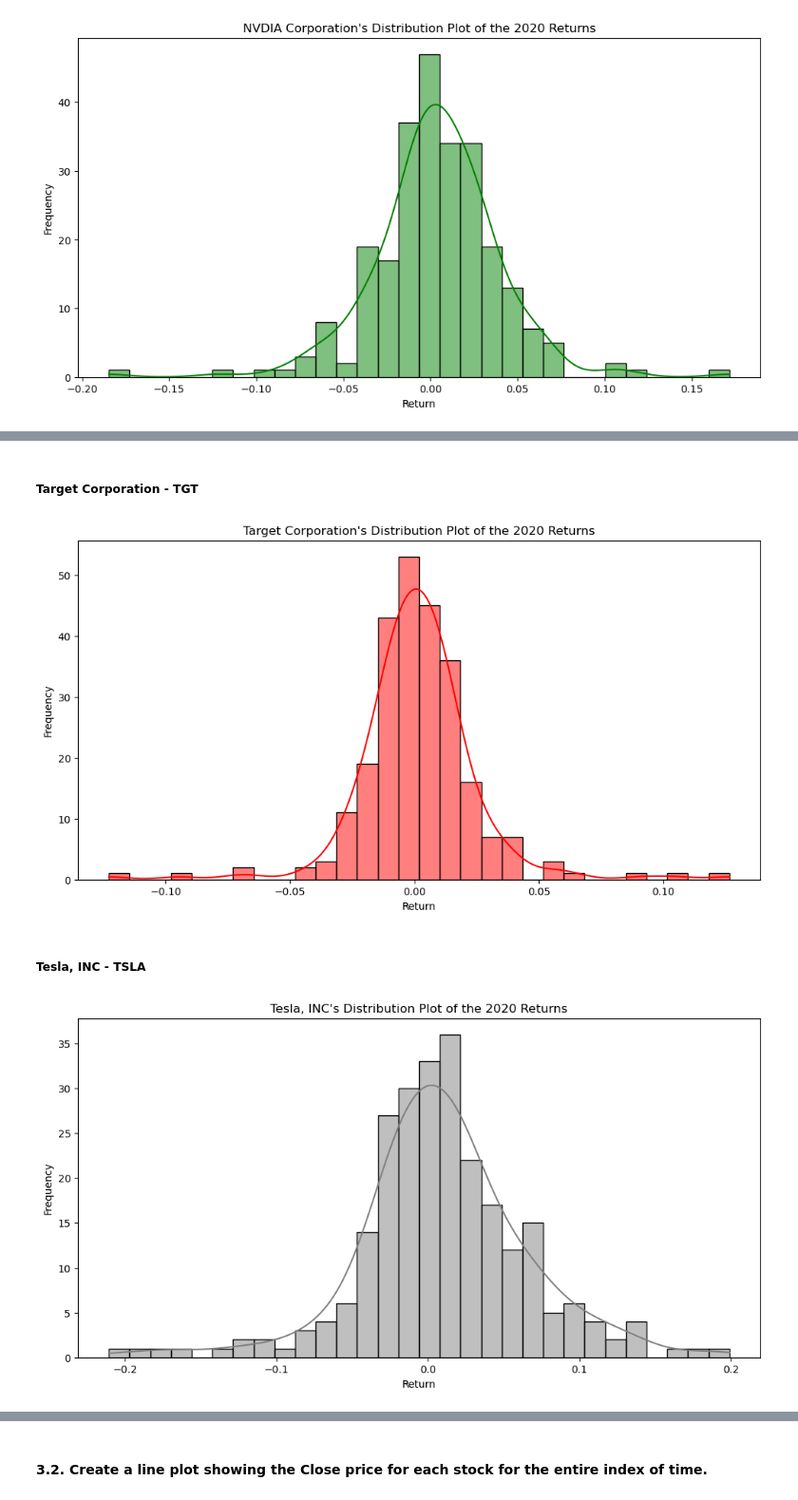
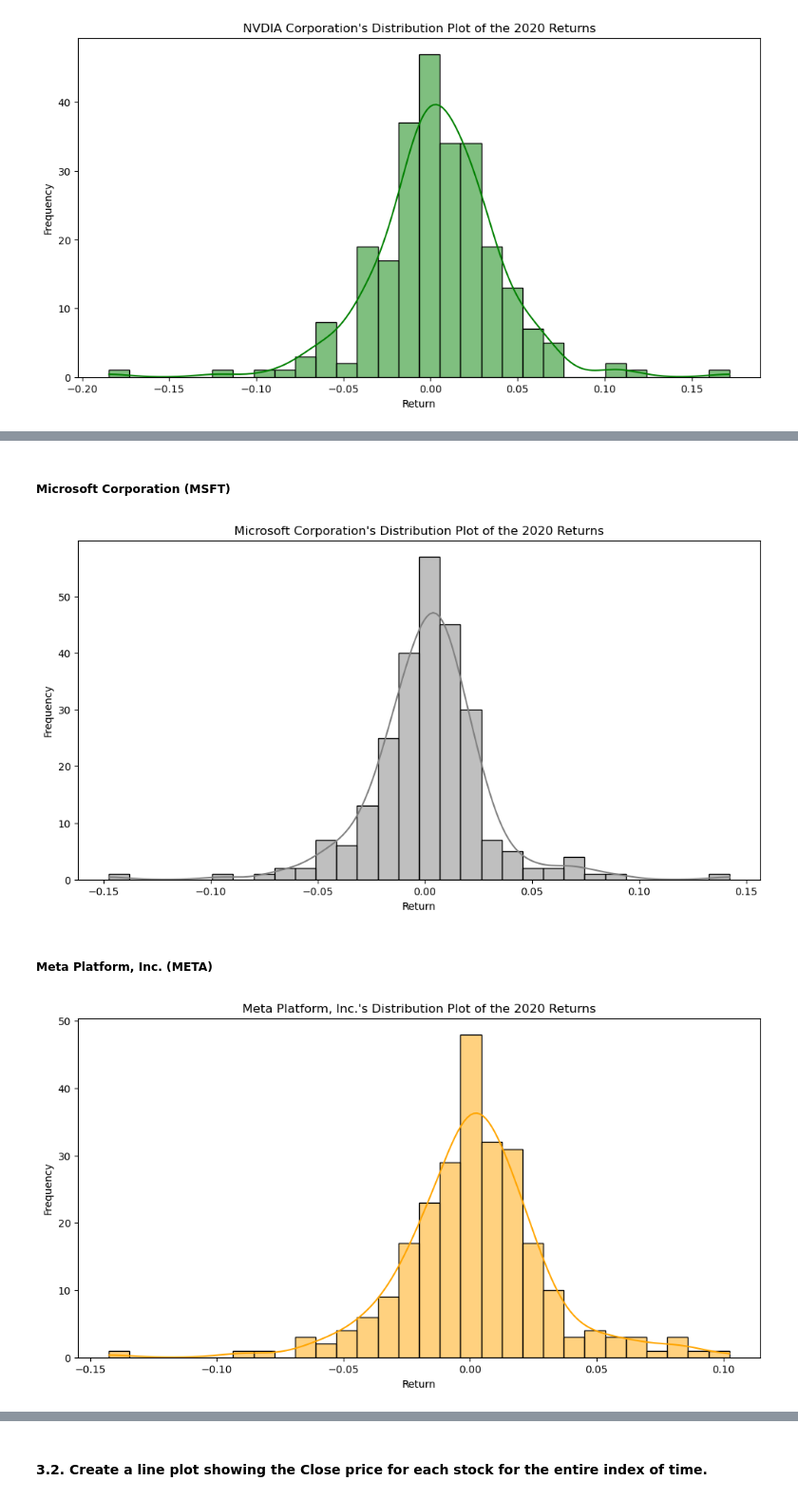
Before and after one commit to ndrhmdk/midterm, a Jupyter notebook: midterm.ipynb, the cells around one changed output, grey strips where cells are left out. Shown at 95% size. Drawn from its saved outputs; the diff is of its cells as text; code cells hidden in the pictures.

```diff
--- a/midterm.ipynb
+++ b/midterm.ipynb
@@ -74,9 +86,8 @@ tgt_df.head()
 # %%
-# Tesla, INC. - TSLA
-tsla_df = yf.download('TSLA', start='2015-01-01', end='2024-01-01')
-tsla_df.columns = tsla_df.columns.droplevel('Ticker')
-tsla_df = tsla_df.reset_index()
-tsla_df.head()
+meta_df = yf.download('META', start='2015-01-01', end='2024-01-01')
+meta_df.columns = meta_df.columns.droplevel('Ticker')
+meta_df = meta_df.reset_index()
+meta_df.head()
 # %% [output]
 [*********************100%***********************]  1 of 1 completed
 | Price | Date | Adj Close | Close | High | Low | Open | Volume |
@@ -229,5 +236,5 @@ tgt_df.head()
 # %%
-tsla_df['Return'] = tsla_df['Close'].pct_change()
-tsla_df.head()
+meta_df['Return'] = meta_df['Close'].pct_change()
+meta_df.head()
 # %% [output]
 | Price | Date | Adj Close | Close | High | Low | Open | Volume | Return |
@@ -366,24 +373,24 @@ plt.show();
 # %% [markdown]
-##### **Target Corporation - TGT**
+##### **Microsoft Corporation (MSFT)**
 # %%
-tgt_2020 = tgt_df[tgt_df['Date'].dt.year == 2020]['Return']
+msft_2020 = msft_df[msft_df['Date'].dt.year == 2020]['Return']
 plt.figure(figsize=(12, 6))
-sns.histplot(tgt_2020.dropna(), bins=30, kde=True, color='red')
-plt.title('Target Corporation\'s Distribution Plot of the 2020 Returns')
+sns.histplot(msft_2020.dropna(), bins=30, kde=True, color='gray')
+plt.title('Microsoft Corporation\'s Distribution Plot of the 2020 Returns')
 plt.xlabel('Return')
 plt.ylabel('Frequency')
 plt.show();
 # %% [output]
-[figure, old version]
+[figure, new version]
-# %% [markdown]
-##### **Tesla, INC - TSLA**
+# %% [markdown]
+##### **Meta Platform, Inc. (META)**
 # %%
-tsla_2020 = tsla_df[tsla_df['Date'].dt.year == 2020]['Return']
+meta_2020 = meta_df[meta_df['Date'].dt.year == 2020]['Return']
 plt.figure(figsize=(12, 6))
-sns.histplot(tsla_2020.dropna(), bins=30, kde=True, color='gray')
-plt.title('Tesla, INC\'s Distribution Plot of the 2020 Returns')
+sns.histplot(meta_2020.dropna(), bins=30, kde=True, color='orange')
+plt.title('Meta Platform, Inc.\'s Distribution Plot of the 2020 Returns')
 plt.xlabel('Return')
 plt.ylabel('Frequency')
 plt.show();
 # %% [output]
-[figure, old version]
+[figure, new version]
```
Also changed, not shown: parts of 51 cells of this notebook.
